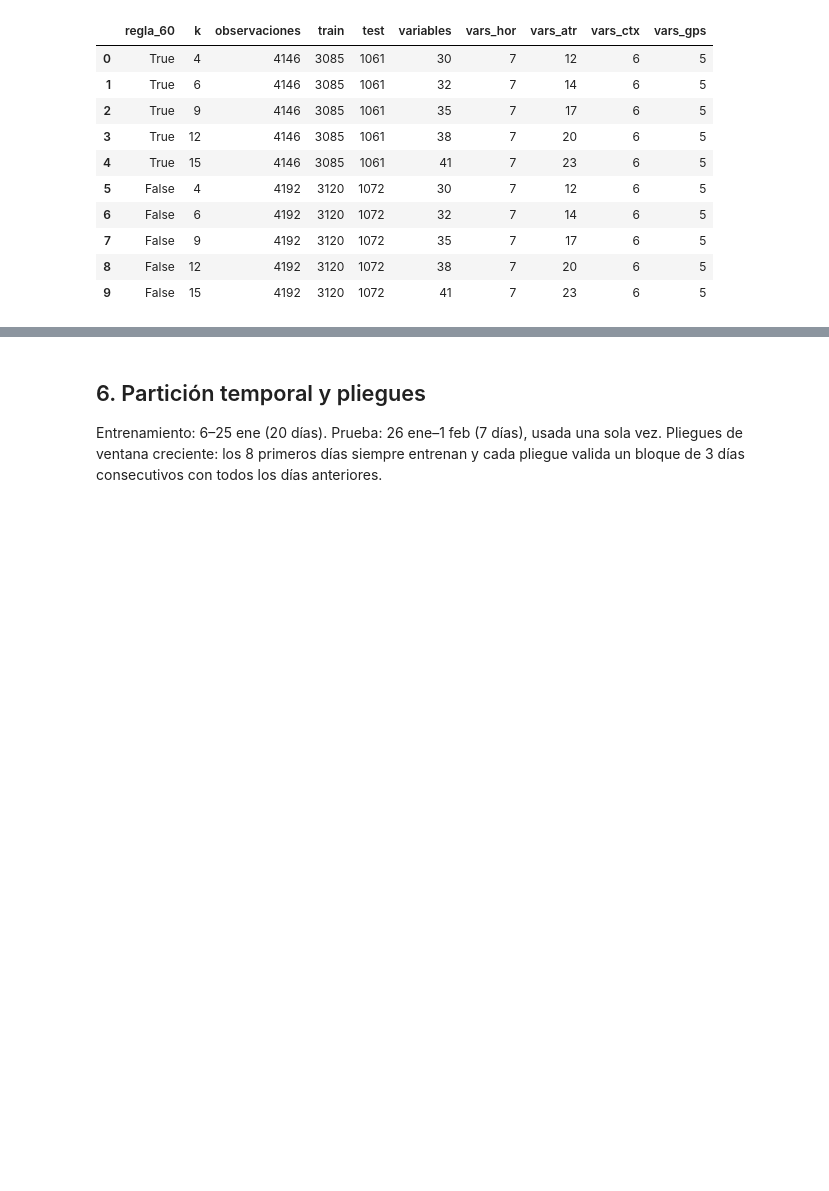
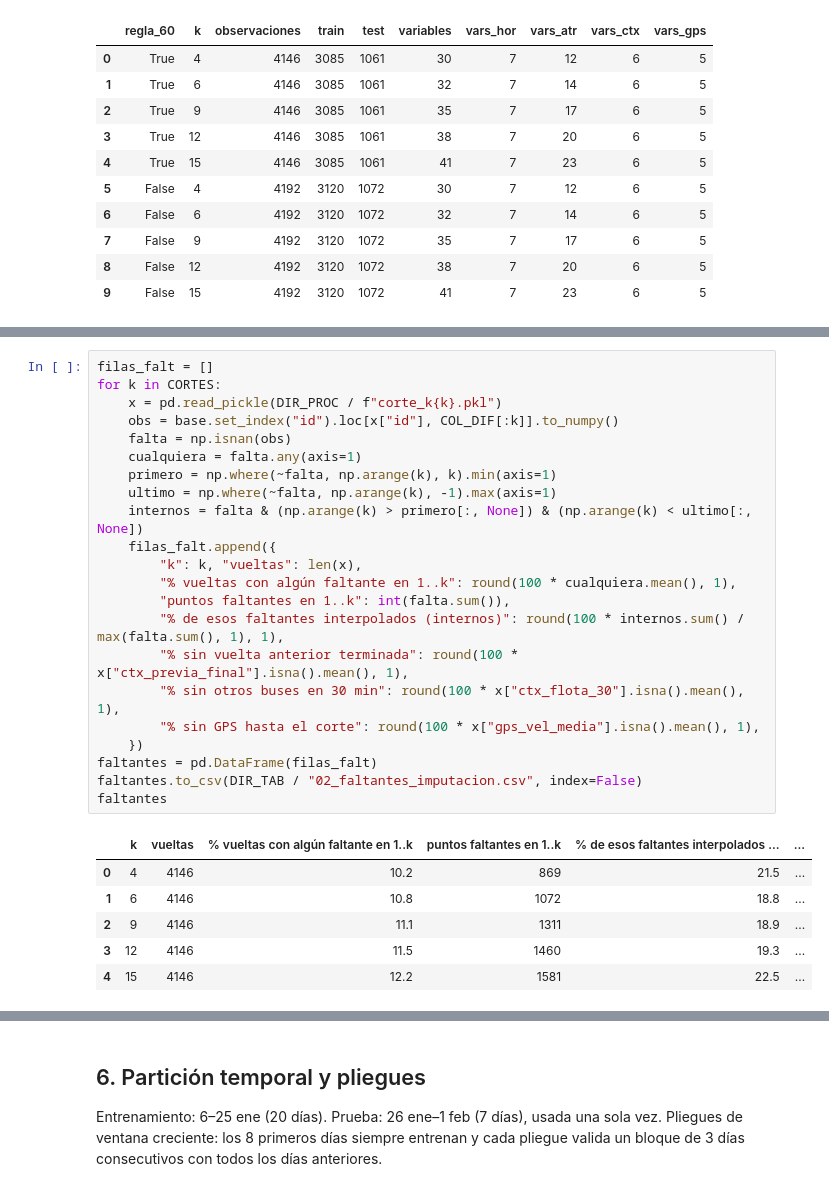
Before and after one commit to Gredith/MachineLearning-G5-TA, a Jupyter notebook: notebooks/02_preprocesamiento_variables_por_corte.ipynb, the cells around one changed output, grey strips where cells are left out. Drawn from its saved outputs; the diff is of its cells as text; blank space fills up the shorter version.

```diff
--- a/notebooks/02_preprocesamiento_variables_por_corte.ipynb
+++ b/notebooks/02_preprocesamiento_variables_por_corte.ipynb
@@ -375,0 +441,29 @@ filas_por_corte
+# %%
+filas_falt = []
+for k in CORTES:
+    x = pd.read_pickle(DIR_PROC / f"corte_k{k}.pkl")
+    obs = base.set_index("id").loc[x["id"], COL_DIF[:k]].to_numpy()
+    falta = np.isnan(obs)
+    cualquiera = falta.any(axis=1)
+    primero = np.where(~falta, np.arange(k), k).min(axis=1)
+    ultimo = np.where(~falta, np.arange(k), -1).max(axis=1)
+    internos = falta & (np.arange(k) > primero[:, None]) & (np.arange(k) < ultimo[:, None])
+    filas_falt.append({
+        "k": k, "vueltas": len(x),
+        "% vueltas con algún faltante en 1..k": round(100 * cualquiera.mean(), 1),
+        "puntos faltantes en 1..k": int(falta.sum()),
+        "% de esos faltantes interpolados (internos)": round(100 * internos.sum() / max(falta.sum(), 1), 1),
+        "% sin vuelta anterior terminada": round(100 * x["ctx_previa_final"].isna().mean(), 1),
+        "% sin otros buses en 30 min": round(100 * x["ctx_flota_30"].isna().mean(), 1),
+        "% sin GPS hasta el corte": round(100 * x["gps_vel_media"].isna().mean(), 1),
+    })
+faltantes = pd.DataFrame(filas_falt)
+faltantes.to_csv(DIR_TAB / "02_faltantes_imputacion.csv", index=False)
+faltantes
+# %% [output]
+|  | k | vueltas | % vueltas con algún faltante en 1..k | puntos faltantes en 1..k | % de esos faltantes interpolados ... | ... |
+| 0 | 4 | 4146 | 10.2 | 869 | 21.5 | ... |
+| 1 | 6 | 4146 | 10.8 | 1072 | 18.8 | ... |
+| 2 | 9 | 4146 | 11.1 | 1311 | 18.9 | ... |
+| 3 | 12 | 4146 | 11.5 | 1460 | 19.3 | ... |
+| 4 | 15 | 4146 | 12.2 | 1581 | 22.5 | ... |
```
Also changed, not shown: parts of 9 cells of this notebook, 4 other files.
